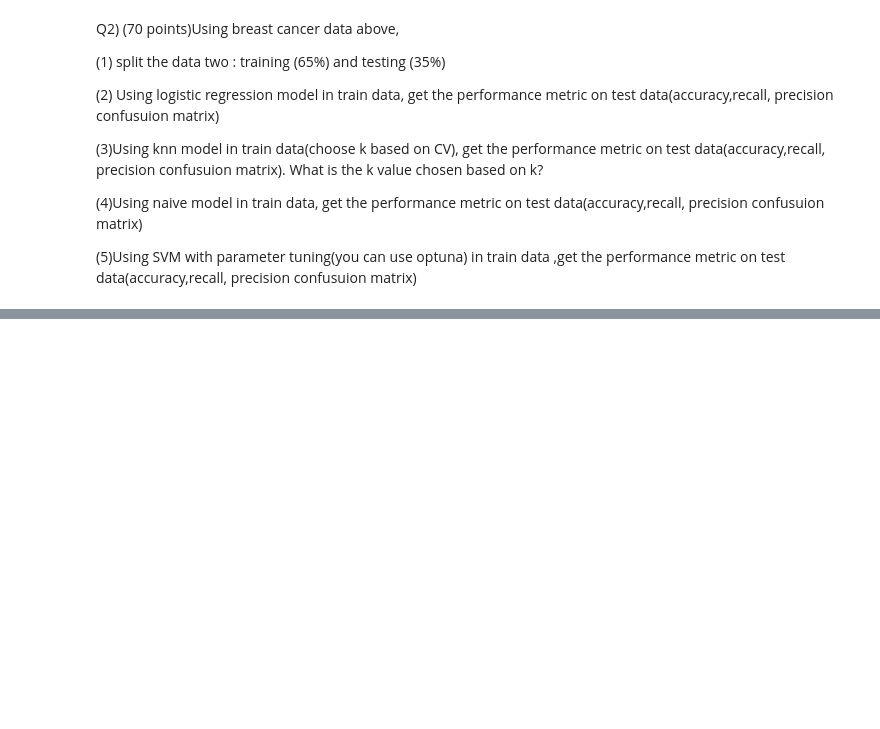
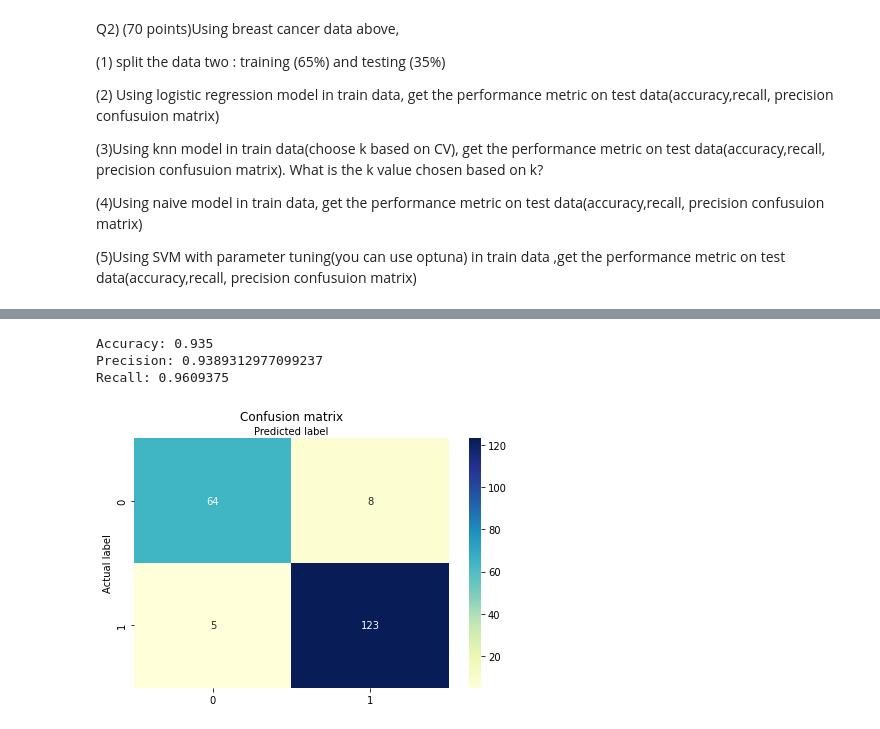
Before and after one commit to AzizIskandarov/AzizIskandarov, a Jupyter notebook: Homework6.ipynb, the cells around one changed output, grey strips where cells are left out. Saved outputs shown, nothing was run; the diff lists cells and outputs as text; code cells hidden in the pictures; blank space fills up the shorter version.

```diff
--- a/Homework6.ipynb
+++ b/Homework6.ipynb
@@ -54,0 +253,13 @@ Q2) (70 points)Using breast cancer data above,
+# %%
+#KNN model
+from sklearn.neighbors import KNeighborsClassifier
+knncv = KNeighborsClassifier(**knn_grid.best_params_)
+# fit the model with data
+knncv.fit(X_train,y_train)
+y_predknncv=knncv.predict(X_test)
+eval(y_test,y_predknncv)
+# %% [output]
+Accuracy: 0.935
+Precision: 0.9389312977099237
+Recall: 0.9609375
+[figure, added]
```
Also changed, not shown: parts of 14 cells of this notebook.
